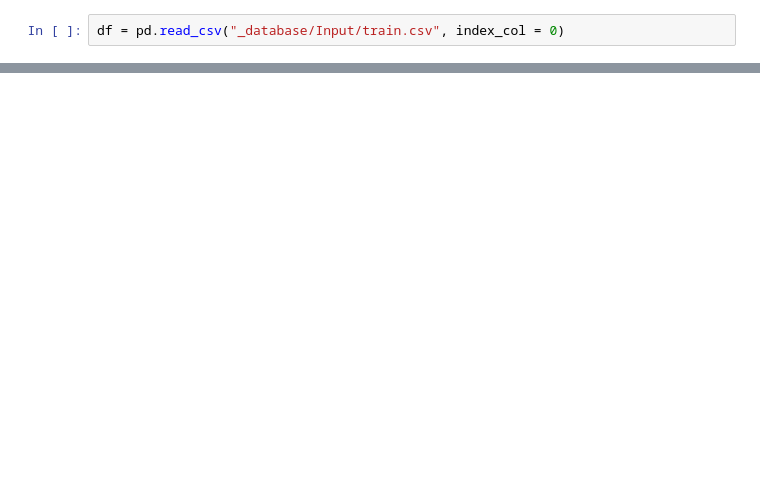
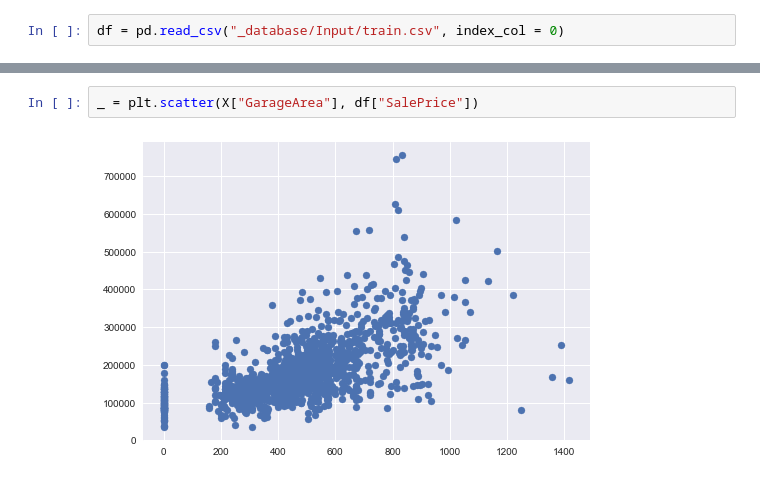
Before and after one commit to kelvinc123/House-Price, a Jupyter notebook: LinearRegression.ipynb, the cells around one changed output, grey strips where cells are left out. Cells and saved outputs as stored; diff of their text form; blank space fills up the shorter version.

```diff
--- a/LinearRegression.ipynb
+++ b/LinearRegression.ipynb
@@ -32,0 +44,4 @@ X = df.drop("SalePrice", axis = 1)
+# %%
+_ = plt.scatter(X["GarageArea"], df["SalePrice"])
+# %% [output]
+[figure, added]
```
Also changed, not shown: parts of 17 cells of this notebook, 1 other file.
